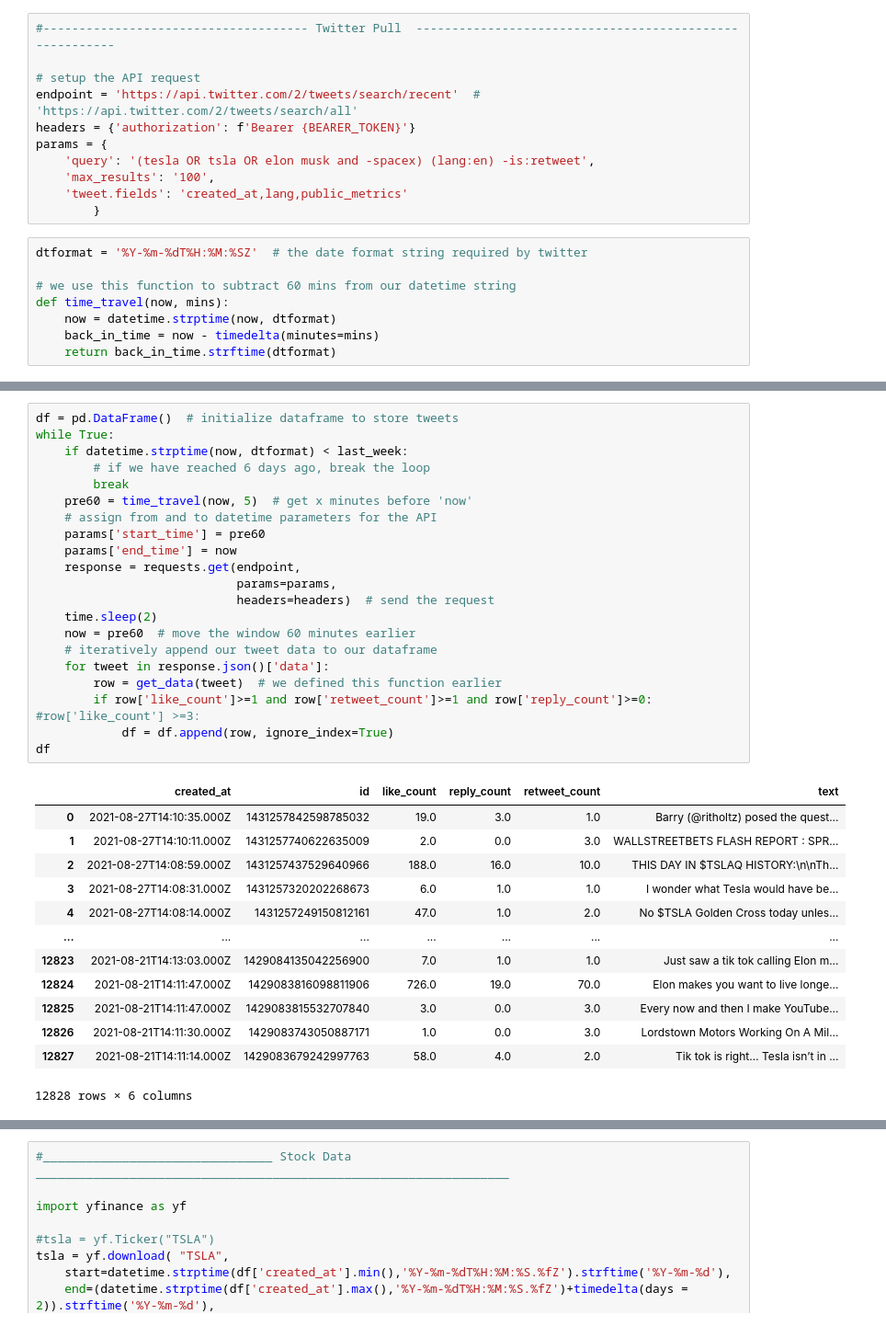
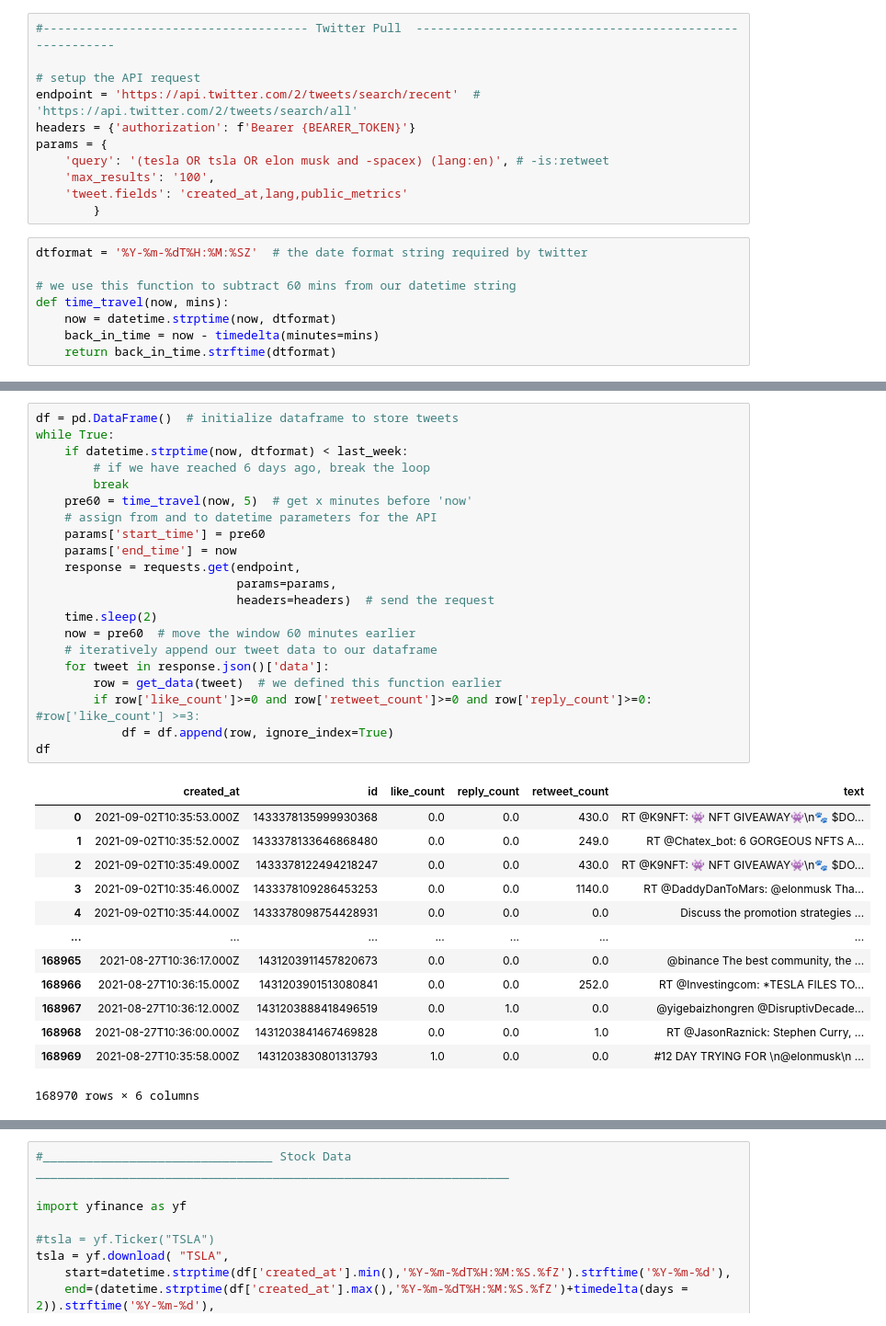
Before and after one commit to UnitForDataScience/Stonks_3.0, a Jupyter notebook: main.ipynb, the cells around one changed output, grey strips where cells are left out. Shown: that part at 92% size. Drawn from its saved outputs; the diff is of its cells as text.

```diff
--- a/main.ipynb
+++ b/main.ipynb
@@ -43,7 +43,7 @@ user = re.compile(r"(?i)@[a-z0-9_]+")
 endpoint = 'https://api.twitter.com/2/tweets/search/recent'  # 'https://api.twitter.com/2/tweets/search/all'
 headers = {'authorization': f'Bearer {BEARER_TOKEN}'}
 params = {
-    'query': '(tesla OR tsla OR elon musk and -spacex) (lang:en) -is:retweet',
+    'query': '(tesla OR tsla OR elon musk and -spacex) (lang:en)', # -is:retweet
     'max_results': '100',
     'tweet.fields': 'created_at,lang,public_metrics'
         }
@@ -65,38 +65,38 @@ now
 # %%
 df = pd.DataFrame()  # initialize dataframe to store tweets
 while True:
     if datetime.strptime(now, dtformat) < last_week:
         # if we have reached 6 days ago, break the loop
         break
     pre60 = time_travel(now, 5)  # get x minutes before 'now'
     # assign from and to datetime parameters for the API
     params['start_time'] = pre60
     params['end_time'] = now
     response = requests.get(endpoint,
                             params=params,
                             headers=headers)  # send the request
     time.sleep(2)
     now = pre60  # move the window 60 minutes earlier
     # iteratively append our tweet data to our dataframe
     for tweet in response.json()['data']:
         row = get_data(tweet)  # we defined this function earlier
-        if row['like_count']>=1 and row['retweet_count']>=1 and row['reply_count']>=0:   #row['like_count'] >=3:
+        if row['like_count']>=0 and row['retweet_count']>=0 and row['reply_count']>=0:   #row['like_count'] >=3:
             df = df.append(row, ignore_index=True)
 df
 # %% [output]
 |  | created_at | id | like_count | reply_count | retweet_count | text |
-| 0 | 2021-08-27T14:10:35.000Z | 1431257842598785032 | 19.0 | 3.0 | 1.0 | Barry (@ritholtz) posed the quest... |
-| 1 | 2021-08-27T14:10:11.000Z | 1431257740622635009 | 2.0 | 0.0 | 3.0 | WALLSTREETBETS FLASH REPORT : SPR... |
-| 2 | 2021-08-27T14:08:59.000Z | 1431257437529640966 | 188.0 | 16.0 | 10.0 | THIS DAY IN $TSLAQ HISTORY:\n\nTh... |
-| 3 | 2021-08-27T14:08:31.000Z | 1431257320202268673 | 6.0 | 1.0 | 1.0 | I wonder what Tesla would have be... |
-| 4 | 2021-08-27T14:08:14.000Z | 1431257249150812161 | 47.0 | 1.0 | 2.0 | No $TSLA Golden Cross today unles... |
+| 0 | 2021-09-02T10:35:53.000Z | 1433378135999930368 | 0.0 | 0.0 | 430.0 | RT @K9NFT: 👾 NFT GIVEAWAY👾\n🐾 $DO... |
+| 1 | 2021-09-02T10:35:52.000Z | 1433378133646868480 | 0.0 | 0.0 | 249.0 | RT @Chatex_bot: 6 GORGEOUS NFTS A... |
+| 2 | 2021-09-02T10:35:49.000Z | 1433378122494218247 | 0.0 | 0.0 | 430.0 | RT @K9NFT: 👾 NFT GIVEAWAY👾\n🐾 $DO... |
+| 3 | 2021-09-02T10:35:46.000Z | 1433378109286453253 | 0.0 | 0.0 | 1140.0 | RT @DaddyDanToMars: @elonmusk Tha... |
+| 4 | 2021-09-02T10:35:44.000Z | 1433378098754428931 | 0.0 | 0.0 | 0.0 | Discuss the promotion strategies ... |
 | ... | ... | ... | ... | ... | ... | ... |
-| 12823 | 2021-08-21T14:13:03.000Z | 1429084135042256900 | 7.0 | 1.0 | 1.0 | Just saw a tik tok calling Elon m... |
-| 12824 | 2021-08-21T14:11:47.000Z | 1429083816098811906 | 726.0 | 19.0 | 70.0 | Elon makes you want to live longe... |
-| 12825 | 2021-08-21T14:11:47.000Z | 1429083815532707840 | 3.0 | 0.0 | 3.0 | Every now and then I make YouTube... |
-| 12826 | 2021-08-21T14:11:30.000Z | 1429083743050887171 | 1.0 | 0.0 | 3.0 | Lordstown Motors Working On A Mil... |
-| 12827 | 2021-08-21T14:11:14.000Z | 1429083679242997763 | 58.0 | 4.0 | 2.0 | Tik tok is right… Tesla isn’t in ... |
+| 168965 | 2021-08-27T10:36:17.000Z | 1431203911457820673 | 0.0 | 0.0 | 0.0 | @binance The best community, the ... |
+| 168966 | 2021-08-27T10:36:15.000Z | 1431203901513080841 | 0.0 | 0.0 | 252.0 | RT @Investingcom: *TESLA FILES TO... |
+| 168967 | 2021-08-27T10:36:12.000Z | 1431203888418496519 | 0.0 | 1.0 | 0.0 | @yigebaizhongren @DisruptivDecade... |
+| 168968 | 2021-08-27T10:36:00.000Z | 1431203841467469828 | 0.0 | 0.0 | 1.0 | RT @JasonRaznick: Stephen Curry, ... |
+| 168969 | 2021-08-27T10:35:58.000Z | 1431203830801313793 | 1.0 | 0.0 | 0.0 | #12 DAY TRYING FOR \n@elonmusk\n ... |
-12828 rows × 6 columns
+168970 rows × 6 columns
 # %%
 #---------------------------------------------- Sentiment Model ------------------------------------------------------
 
```
Also changed, not shown: parts of 10 cells of this notebook, 1 other file.
